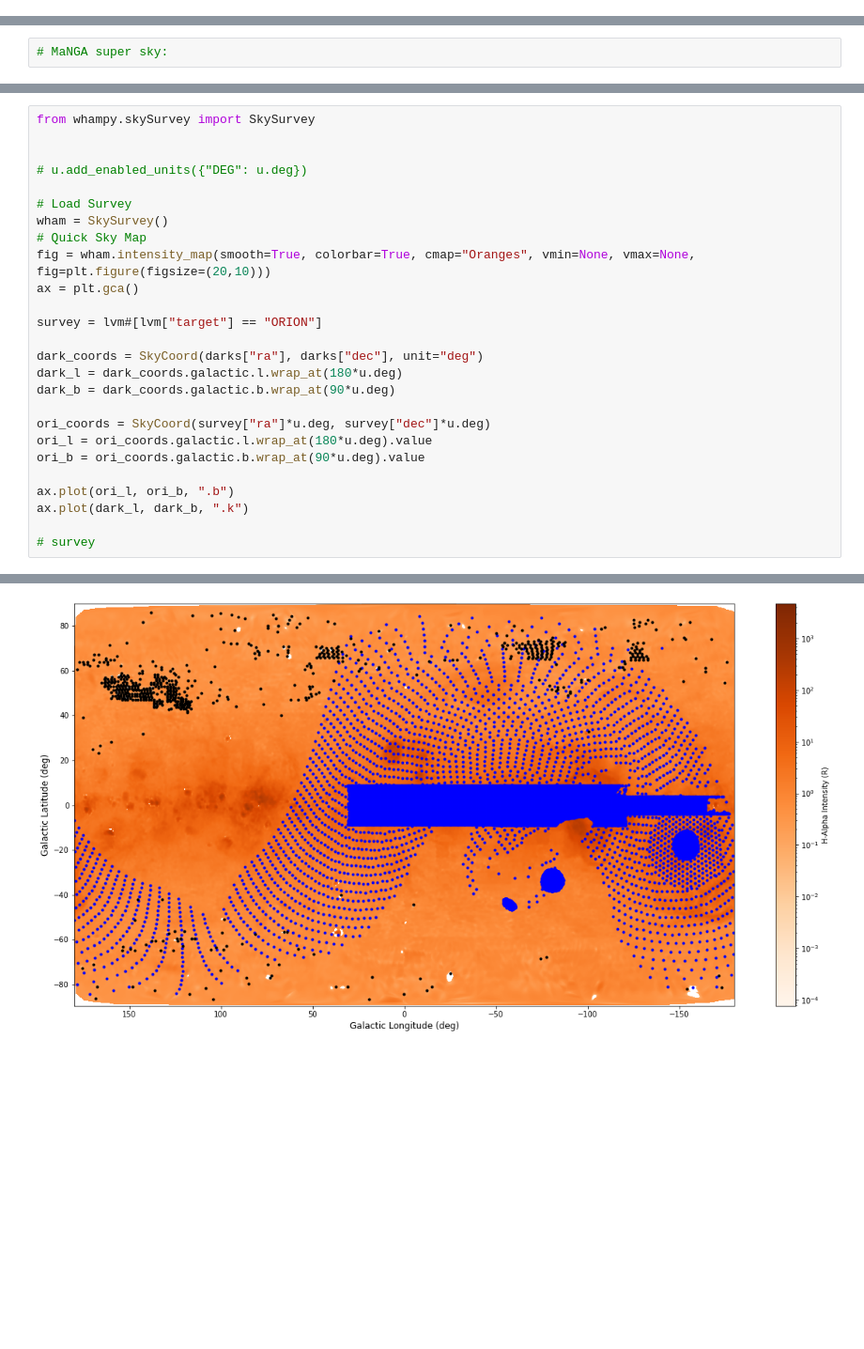
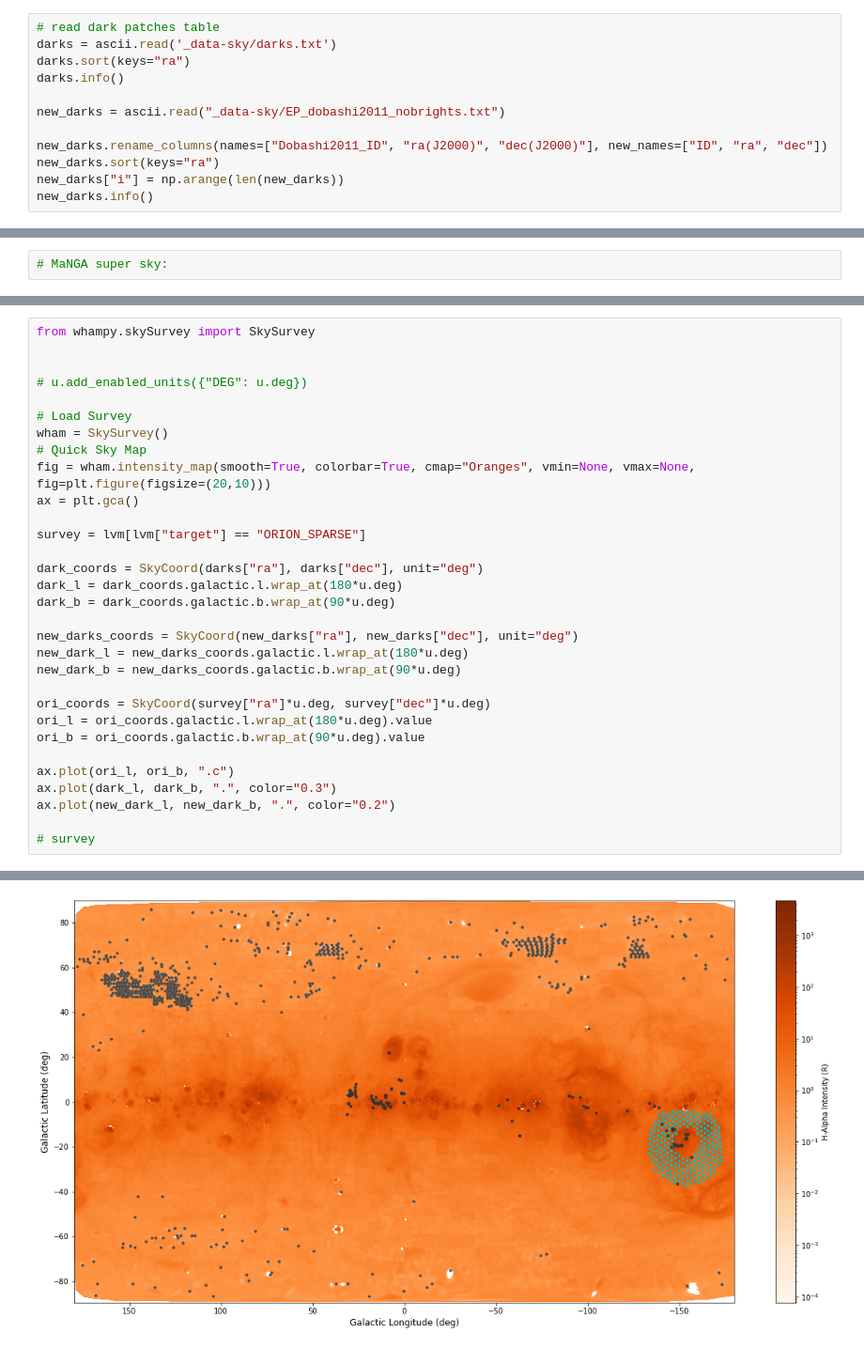
Before and after one commit to sdss/lvmdrp, a Jupyter notebook: docs/nb/sky-simulation.ipynb, the cells around one changed output, grey strips where cells are left out. Shown at 94% size. Saved outputs shown, nothing was run; the diff lists cells and outputs as text; blank space fills up the shorter version.

Commit message:
implementing latest dark patches catalog & shadow heights

```diff
--- a/docs/nb/sky-simulation.ipynb
+++ b/docs/nb/sky-simulation.ipynb
@@ -29,0 +14,12 @@ IMW40 float64
+# %%
+# read dark patches table
+darks = ascii.read('_data-sky/darks.txt')
+darks.sort(keys="ra")
+darks.info()
+
+new_darks = ascii.read("_data-sky/EP_dobashi2011_nobrights.txt")
+
+new_darks.rename_columns(names=["Dobashi2011_ID", "ra(J2000)", "dec(J2000)"], new_names=["ID", "ra", "dec"])
+new_darks.sort(keys="ra")
+new_darks["i"] = np.arange(len(new_darks))
+new_darks.info()
@@ -150,34 +186,39 @@ Text(0, 0.5, 'EBV (mag)')
 # %%
 from whampy.skySurvey import SkySurvey
 
 
 # u.add_enabled_units({"DEG": u.deg})
 
 # Load Survey
 wham = SkySurvey()
 # Quick Sky Map
 fig = wham.intensity_map(smooth=True, colorbar=True, cmap="Oranges", vmin=None, vmax=None, fig=plt.figure(figsize=(20,10)))
 ax = plt.gca()
 
-survey = lvm#[lvm["target"] == "ORION"]
+survey = lvm[lvm["target"] == "ORION_SPARSE"]
 
 dark_coords = SkyCoord(darks["ra"], darks["dec"], unit="deg")
 dark_l = dark_coords.galactic.l.wrap_at(180*u.deg)
 dark_b = dark_coords.galactic.b.wrap_at(90*u.deg)
 
+new_darks_coords = SkyCoord(new_darks["ra"], new_darks["dec"], unit="deg")
+new_dark_l = new_darks_coords.galactic.l.wrap_at(180*u.deg)
+new_dark_b = new_darks_coords.galactic.b.wrap_at(90*u.deg)
+
 ori_coords = SkyCoord(survey["ra"]*u.deg, survey["dec"]*u.deg)
 ori_l = ori_coords.galactic.l.wrap_at(180*u.deg).value
 ori_b = ori_coords.galactic.b.wrap_at(90*u.deg).value
 
-ax.plot(ori_l, ori_b, ".b")
-ax.plot(dark_l, dark_b, ".k")
+ax.plot(ori_l, ori_b, ".c")
+ax.plot(dark_l, dark_b, ".", color="0.3")
+ax.plot(new_dark_l, new_dark_b, ".", color="0.2")
 
 # survey
 # %% [output]
 WARNING: UnitsWarning: 'DEG' did not parse as fits unit: At col 0, Unit 'DEG' not supported by the FITS standard. Did you mean EG, Eg, dG, deg or dg? If this is meant to be a custom unit, define it wi ...
 WARNING: UnitsWarning: 'KM/S' did not parse as fits unit: At col 0, Unit 'KM' not supported by the FITS standard. Did you mean klm or km? If this is meant to be a custom unit, define it with 'u.def_un ...
 WARNING: UnitsWarning: 'RAYLEIGH/(KM/S)' did not parse as fits unit: At col 0, Unit 'RAYLEIGH' not supported by the FITS standard.  If this is meant to be a custom unit, define it with 'u.def_unit'. T ...
 WARNING: UnitsWarning: '(RAYLEIGH/(KM/S))^2' did not parse as fits unit: At col 1, Unit 'RAYLEIGH' not supported by the FITS standard.  If this is meant to be a custom unit, define it with 'u.def_unit ...
 WARNING: UnitsWarning: 'RAYLEIGH' did not parse as fits unit: At col 0, Unit 'RAYLEIGH' not supported by the FITS standard.  If this is meant to be a custom unit, define it with 'u.def_unit'. To have  ...
 [<matplotlib.lines.Line2D at 0x...>]
-[figure, old version]
+[figure, new version]
```
Also changed, not shown: parts of 18 cells of this notebook.
